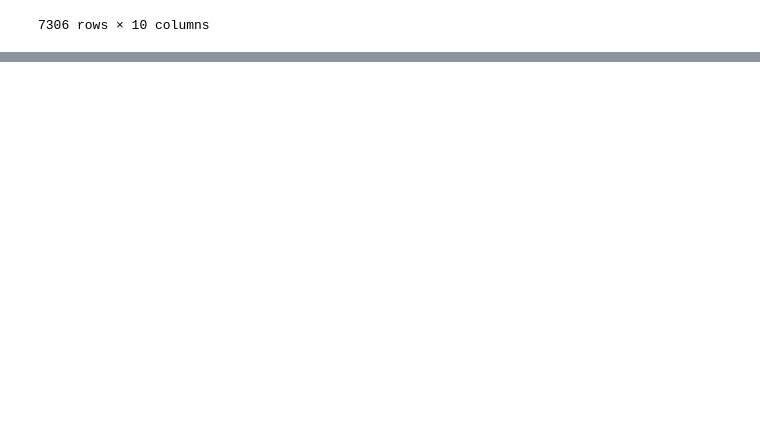
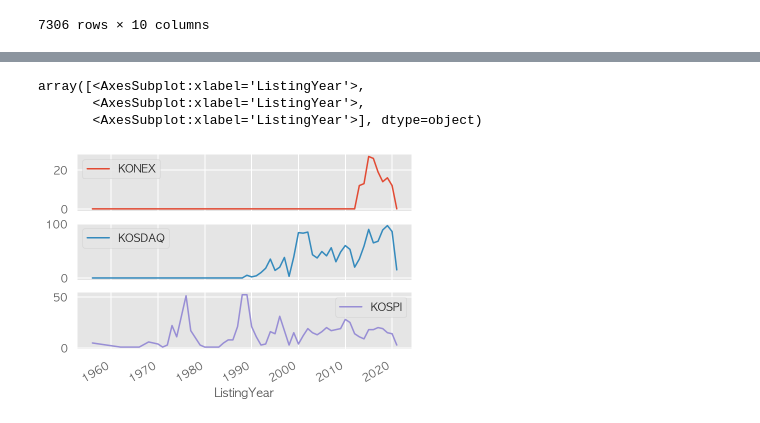
Before and after one commit to be-simon/Data_analysis_study, a Jupyter notebook: visualization_basic.ipynb, the cells around one changed output, grey strips where cells are left out. Saved outputs shown, nothing was run; the diff lists cells and outputs as text; code cells hidden in the pictures; blank space fills up the shorter version.

```diff
--- a/visualization_basic.ipynb
+++ b/visualization_basic.ipynb
@@ -212,0 +240,8 @@ df.sort_values(by='Region')
+# %%
+# ListingDate 행에서 연도만 떼서 새로운 행 생성
+# NaN은 기본type이 float라서 NaN을 가진 행의 타입이 float가 된다
+# df.astype({col:type})으로 타입 변환
+df["ListingYear"] = pd.to_datetime(df["ListingDate"]).dt.year
+df = df.dropna(subset=["ListingYear"])
+df.astype({"ListingYear" : 'int64'})
+df["ListingYear"].head(5)
@@ -212,0 +255,4 @@ df.sort_values(by='Region')
+# %%
+# pd.crosstab()으로 시장별 연도별 종목 빈도수 세기
+df_m_y = pd.crosstab(df["Market"], df["ListingYear"])
+df_m_y
@@ -212,0 +271,8 @@ df.sort_values(by='Region')
+# %%
+# df.plot(subplots=True) 옵션을 주면 그래프를 따로 그려준다
+df_m_y.T.plot(subplots=True)
+# %% [output]
+array([<AxesSubplot:xlabel='ListingYear'>,
+       <AxesSubplot:xlabel='ListingYear'>,
+       <AxesSubplot:xlabel='ListingYear'>], dtype=object)
+[figure, added]
```
Also changed, not shown: parts of 28 cells of this notebook.
